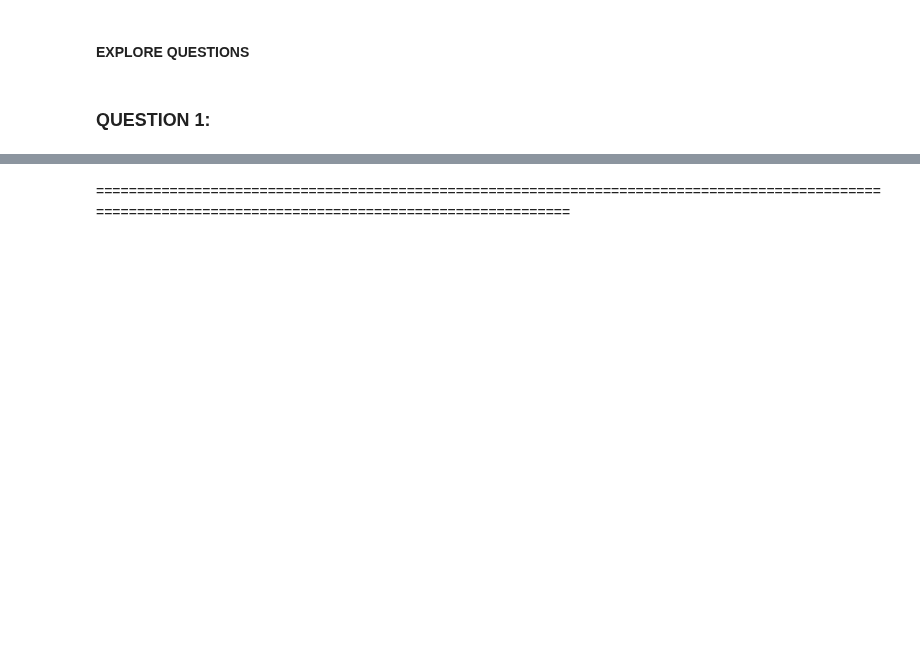
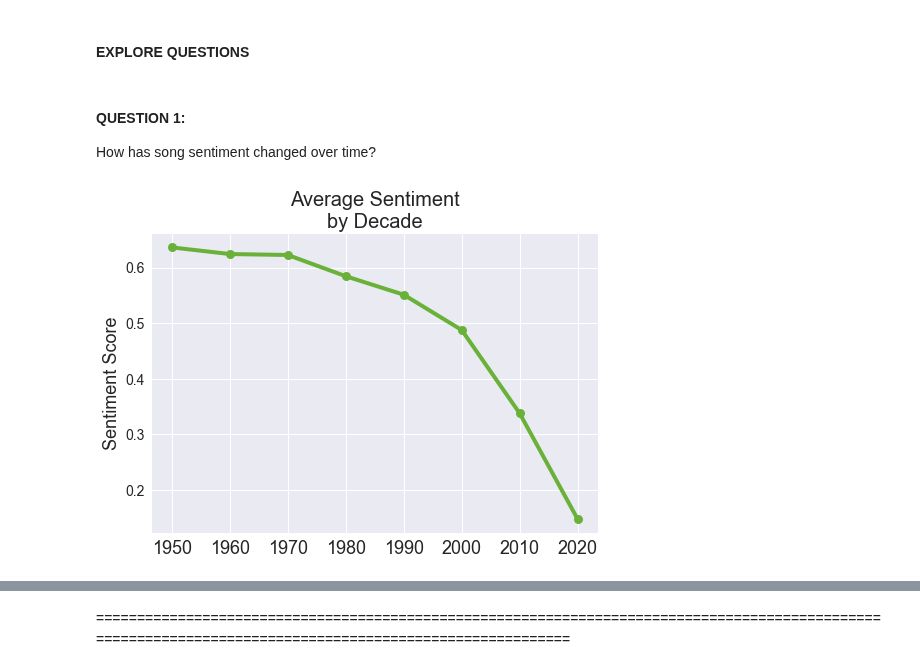
Before and after one commit to CBRJ-Lyrical-Metrics/lyrical-evolution-capstone, a Jupyter notebook: Final/final_report.ipynb, the cells around one changed output, grey strips where cells are left out. Cells and saved outputs as stored; diff of their text form; code cells hidden in the pictures; blank space fills up the shorter version.

```diff
--- a/Final/final_report.ipynb
+++ b/Final/final_report.ipynb
@@ -93,4 +89,4 @@ SyntaxError: invalid syntax (2370422765.py, line 5)
 # %%
 # acquire data from .json saved and processed using functions found in wrangle.py
-df = pd.read_ccsv("____.csv")
+df = pd.read_csv("prepped_songs.csv")
 df.head()
@@ -163,7 +168,7 @@ from sklearn.preprocessing import RobustScaler
 from collections import Counter
 # %%
 # apply the data preparation observations and tasks to clean the data using the prep_data function found in the prepare.py
-df = prepare.prep_data(df)
+df = prepare.get_data(df)
 # view first few rows of dataframe
 # obtain the number of rows and columns for the updated/cleaned dataframe
 print(df.shape)
@@ -207,12 +223,3 @@ import explore
-# %%
-# Set Universal Visualization Formatting
-
-# determine figure size
-plt.rc('figure', figsize=(20, 8))
-# determine font size
-plt.rc('font', size=15)
-# determine style
-plt.style.use('seaborn-deep')
 # %% [markdown]
 After acquiring and preparing the corpus, exploration was conducted. All univariate exploration was completed on the entire cleaned corpus in the workbook for this project. For the purpose of the final report, only the target variable will be displayed in order to reduce noise and provide focused context for the project. Following univariate exploration, the split sets (train, validate, and test samples) were utilized thorugh modeling, where only the train set was used for bivariate and multivariate exploration to prevent data leakage.
 # %% [markdown]
@@ -241,4 +242,9 @@ All bivariate exploration was conducted on the train corpus to prevent data leak
 # %% [markdown]
 #### EXPLORE QUESTIONS
 # %% [markdown]
-### QUESTION 1:
+#### QUESTION 1:
+How has song sentiment changed over time?
+# %%
+explore.sentiment_lineplot(df)
+# %% [output]
+[figure, added]
```
Also changed, not shown: parts of 29 cells of this notebook, 5 other files.
